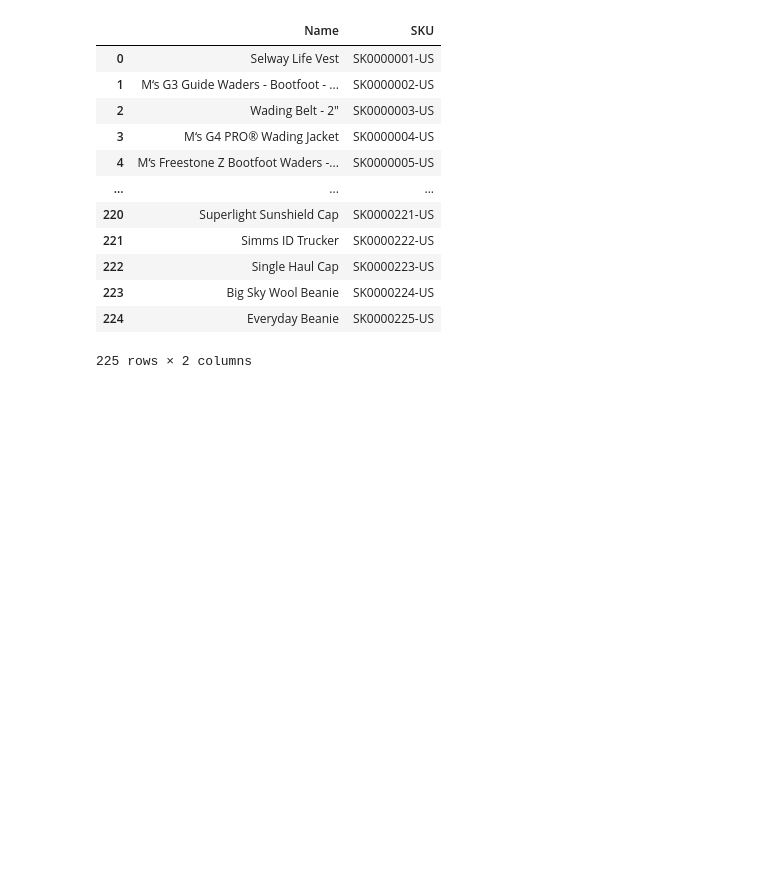
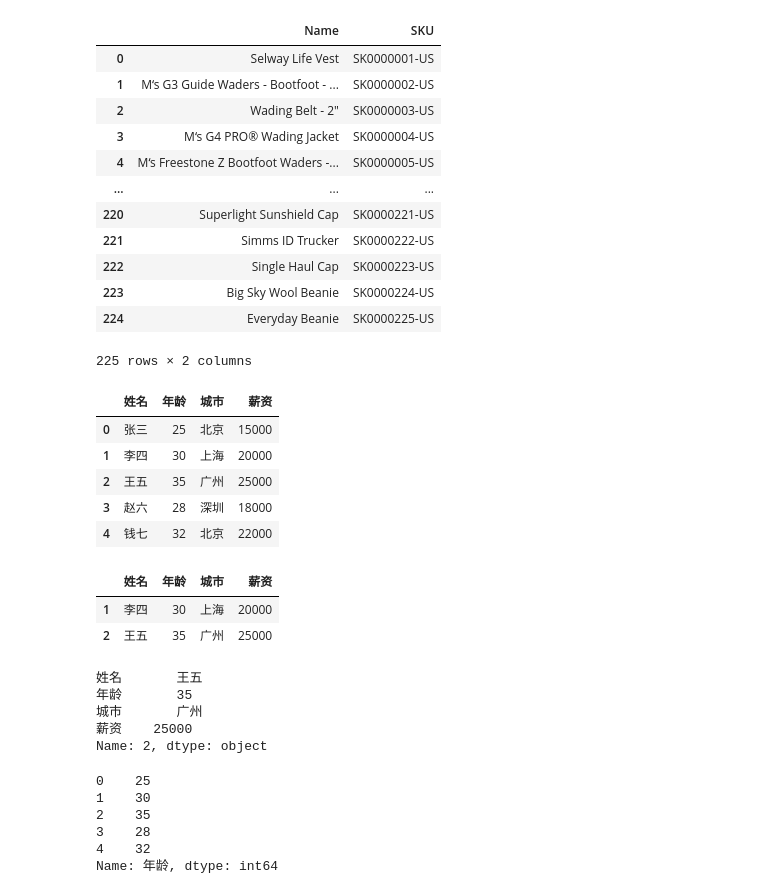
Before and after one commit to xuchaoxin1375/scripts, a Jupyter notebook: wp/woocommerce/woo_df/csv_dir/us-simms-yy.ipynb, the cells around one changed output. Saved outputs shown, nothing was run; the diff lists cells and outputs as text; code cells hidden in the pictures; blank space fills up the shorter version.

```diff
--- a/wp/woocommerce/woo_df/csv_dir/us-simms-yy.ipynb
+++ b/wp/woocommerce/woo_df/csv_dir/us-simms-yy.ipynb
@@ -124,3 +124,46 @@ df[['Name',"SKU"]]
 | 223 | Big Sky Wool Beanie | SK0000224-US |
 | 224 | Everyday Beanie | SK0000225-US |
 225 rows × 2 columns
+# %%
+import pandas as pd
+
+# 创建示例DataFrame
+data = {
+    '姓名': ['张三', '李四', '王五', '赵六', '钱七'],
+    '年龄': [25, 30, 35, 28, 32],
+    '城市': ['北京', '上海', '广州', '深圳', '北京'],
+    '薪资': [15000, 20000, 25000, 18000, 22000]
+}
+df = pd.DataFrame(data)
+# %%
+df
+# %% [output]
+|  | 姓名 | 年龄 | 城市 | 薪资 |
+| 0 | 张三 | 25 | 北京 | 15000 |
+| 1 | 李四 | 30 | 上海 | 20000 |
+| 2 | 王五 | 35 | 广州 | 25000 |
+| 3 | 赵六 | 28 | 深圳 | 18000 |
+| 4 | 钱七 | 32 | 北京 | 22000 |
+# %%
+df[1:3]
+# %% [output]
+|  | 姓名 | 年龄 | 城市 | 薪资 |
+| 1 | 李四 | 30 | 上海 | 20000 |
+| 2 | 王五 | 35 | 广州 | 25000 |
+# %%
+df.loc[2]
+# %% [output]
+姓名       王五
+年龄       35
+城市       广州
+薪资    25000
+Name: 2, dtype: object
+# %%
+df['年龄']
+# %% [output]
+0    25
+1    30
+2    35
+3    28
+4    32
+Name: 年龄, dtype: int64
```
Also changed, not shown: 5 other files.
